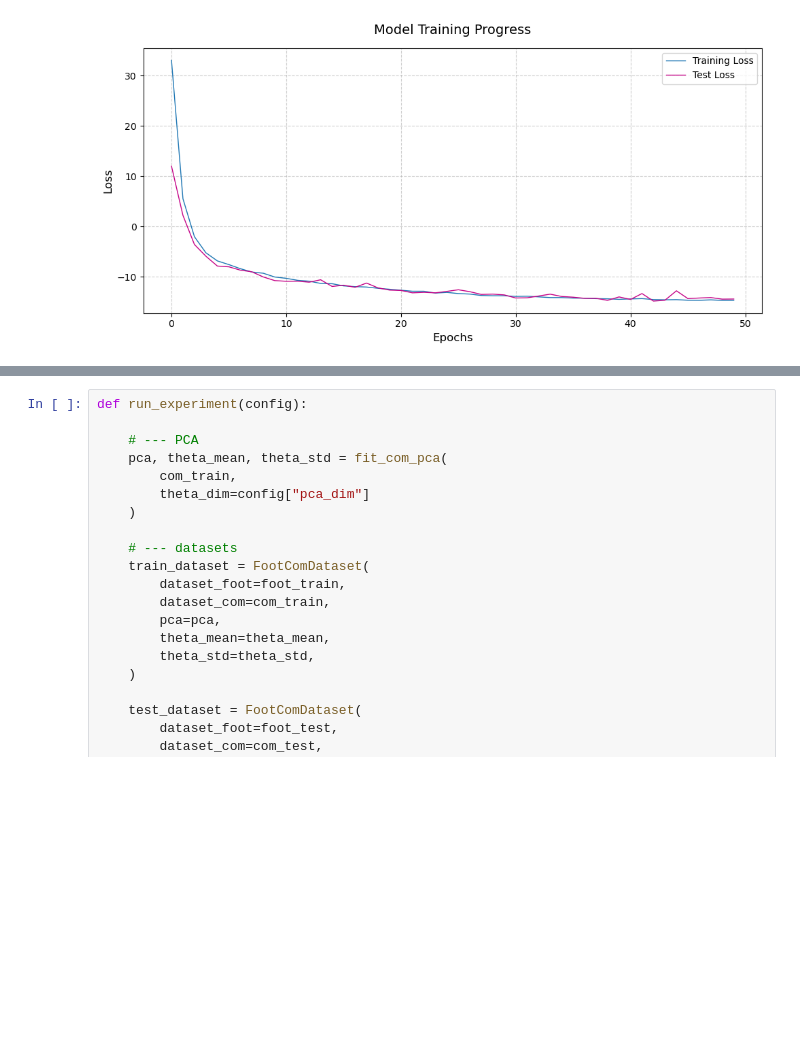
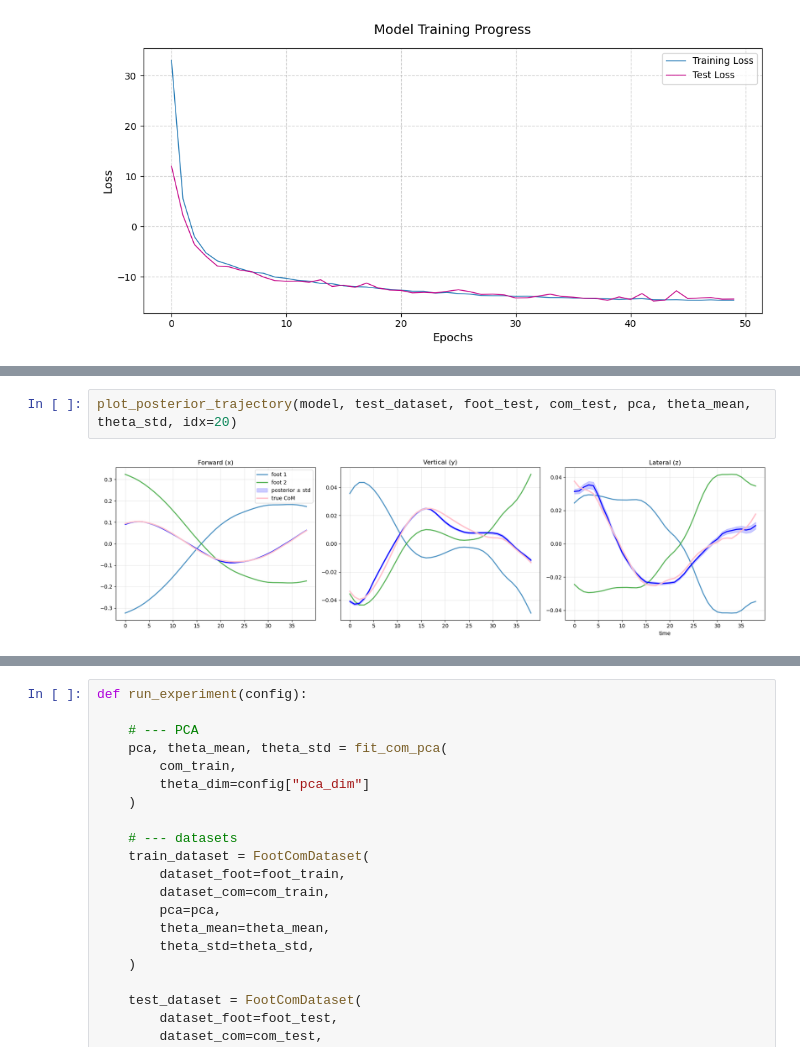
Before and after one commit to laurasaizz/SBI_walking, a Jupyter notebook: nsf_pca.ipynb, the cells around one changed output, grey strips where cells are left out. Saved outputs shown, nothing was run; the diff lists cells and outputs as text; blank space fills up the shorter version.

```diff
--- a/nsf_pca.ipynb
+++ b/nsf_pca.ipynb
@@ -435,0 +506,4 @@ plt.show()
+# %%
+plot_posterior_trajectory(model, test_dataset, foot_test, com_test, pca, theta_mean, theta_std, idx=20)
+# %% [output]
+[figure, added]
```
Also changed, not shown: parts of 16 cells of this notebook, 2 other files.
